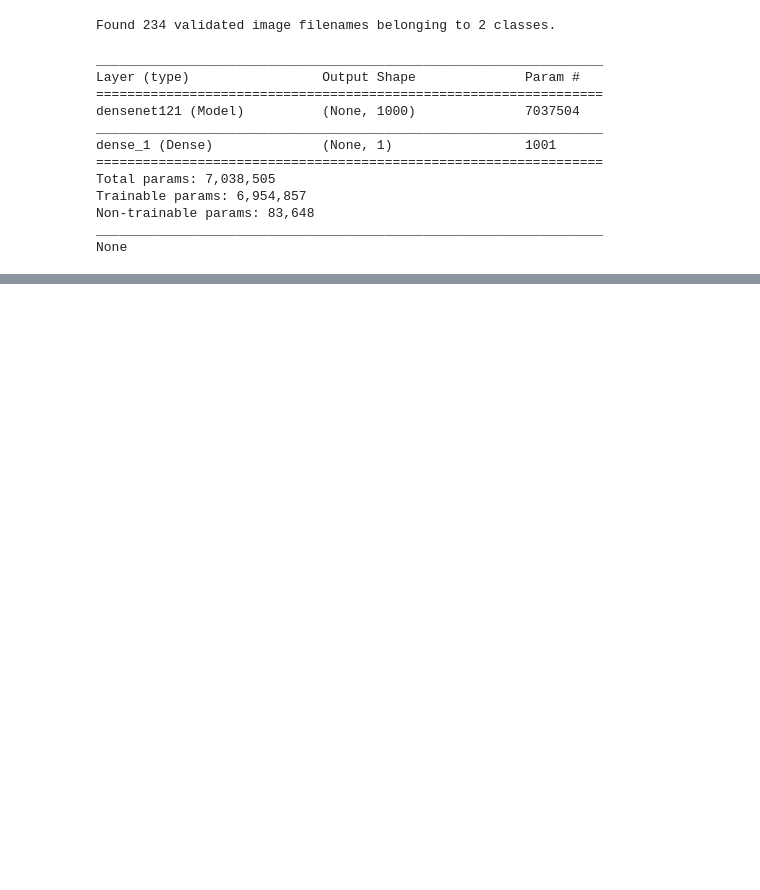
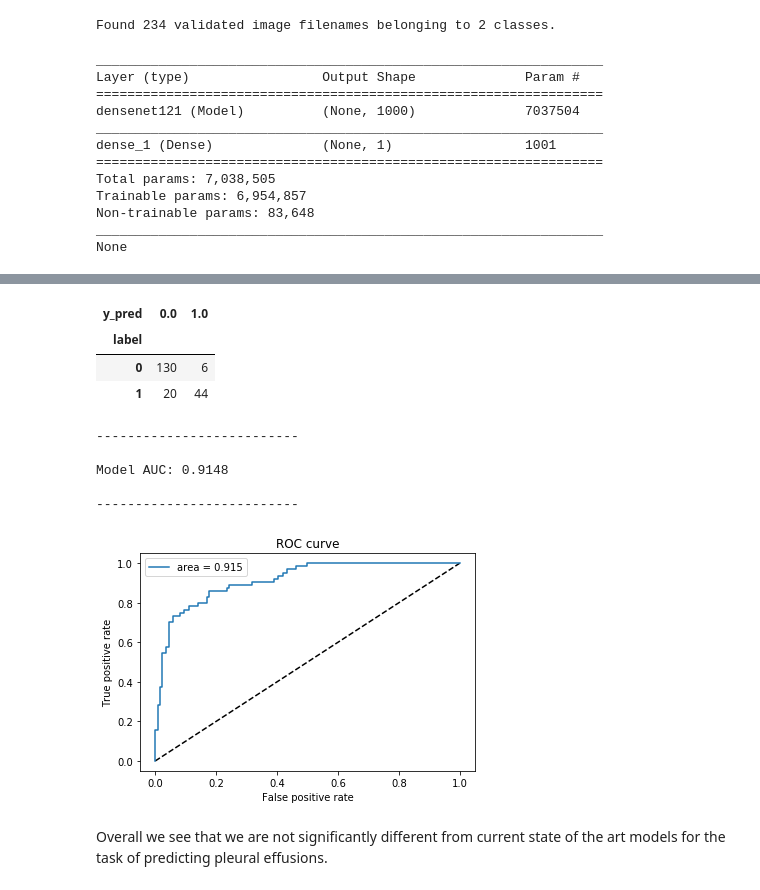
Before and after one commit to nateewall/AutomatedPathologyDetection, a Jupyter notebook: ModelEvaluations_Validation.ipynb, the cells around one changed output, grey strips where cells are left out. Drawn from its saved outputs; the diff is of its cells as text; code cells hidden in the pictures; blank space fills up the shorter version.

```diff
--- a/ModelEvaluations_Validation.ipynb
+++ b/ModelEvaluations_Validation.ipynb
@@ -133,0 +174,3 @@ AttributeError: 'Sequential' object has no attribute 'class_indices'
+# %%
+groupLabel = ['patient_id','study_id','Sex','Age','label']
+test = valid[['patient_id','study_id','Sex','Age','label','y_prob']].groupby(groupLabel).max().reset_index()
@@ -133,0 +186,38 @@ AttributeError: 'Sequential' object has no attribute 'class_indices'
+# %%
+test['y_pred'] = round(test['y_prob'])
+
+pd.crosstab(test['label'], test['y_pred'])
+# %% [output]
+| y_pred | 0.0 | 1.0 |
+| label |  |  |
+| 0 | 130 | 6 |
+| 1 | 20 | 44 |
+# %%
+labels = list(map(int, list(test['label'])))
+# %%
+fpr_keras, tpr_keras, thresholds_keras = roc_curve(labels, test['y_prob'])
+auc_keras = auc(fpr_keras, tpr_keras)
+print('--------------------------')
+print('')
+print('Model AUC: %s' % str(round(auc_keras, 4)))
+print('')
+print('--------------------------')
+# %% [output]
+--------------------------
+
+Model AUC: 0.9148
+
+--------------------------
+# %%
+plt.figure(1)
+plt.plot([0, 1], [0, 1], 'k--')
+plt.plot(fpr_keras, tpr_keras, label='area = {:.3f}'.format(auc_keras))
+plt.xlabel('False positive rate')
+plt.ylabel('True positive rate')
+plt.title('ROC curve')
+plt.legend(loc='best')
+plt.show()
+# %% [output]
+[figure, added]
+# %% [markdown]
+Overall we see that we are not significantly different from current state of the art models for the task of predicting pleural effusions.
```
Also changed, not shown: parts of 14 cells of this notebook, 2 other files.
